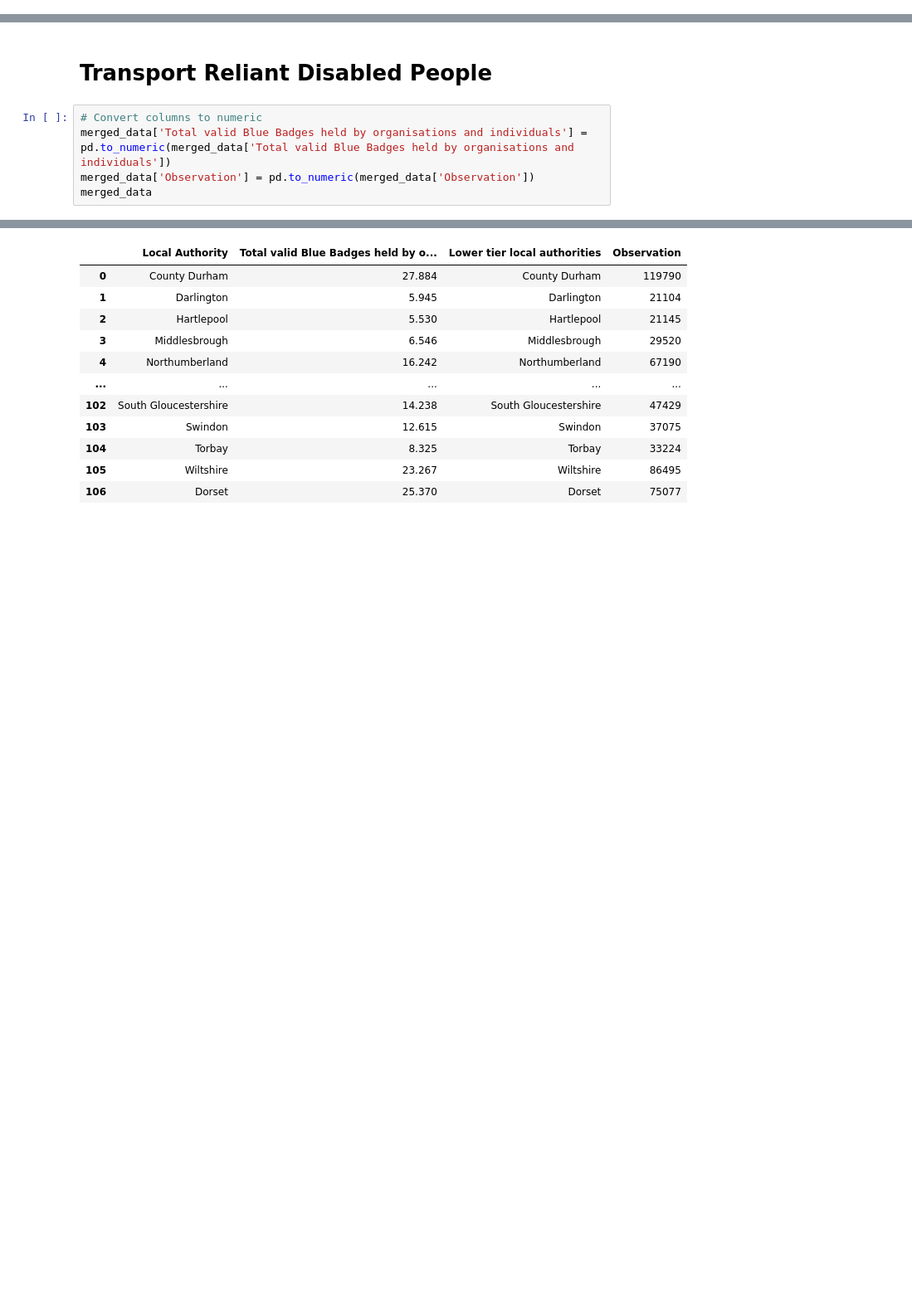
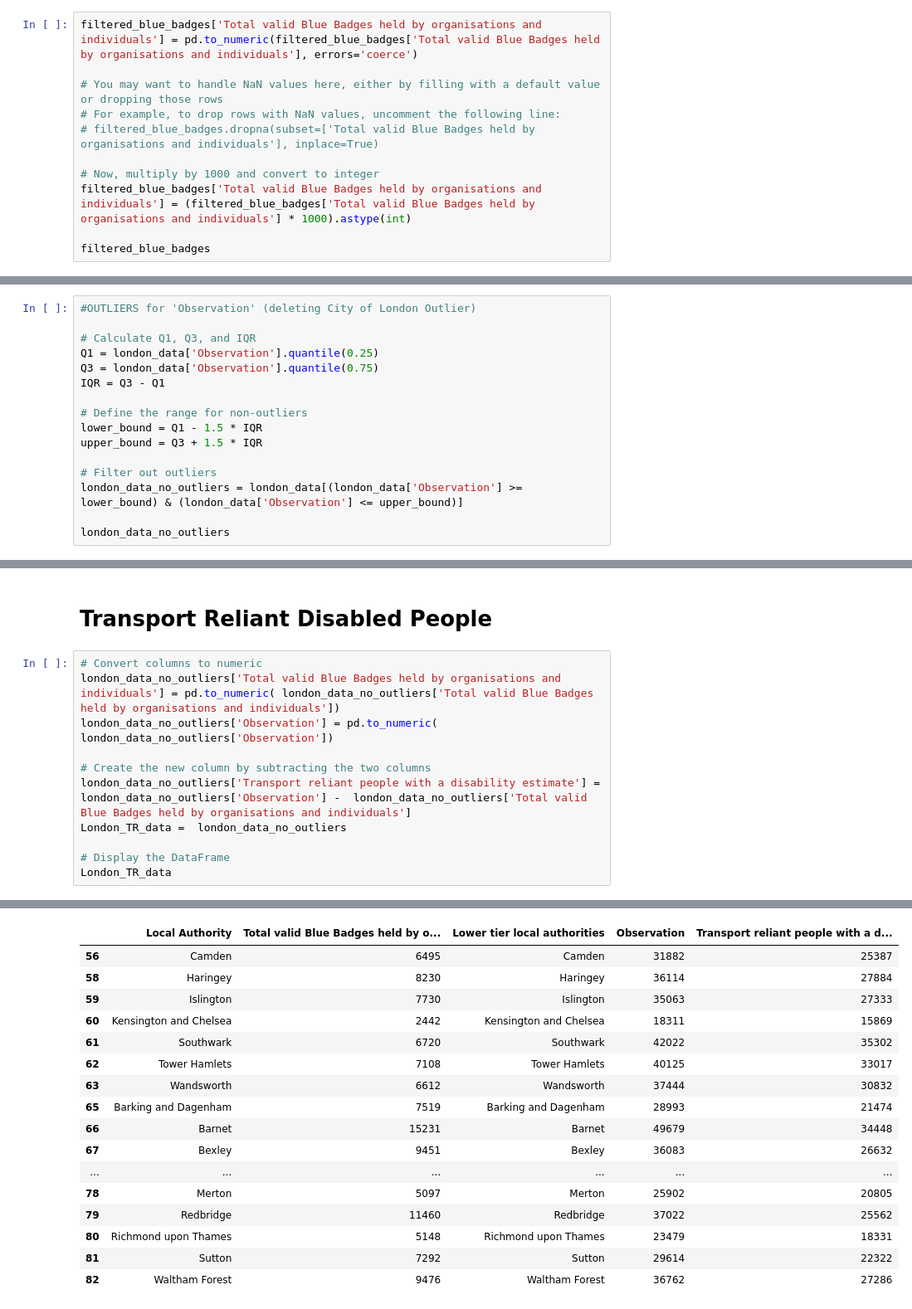
Before and after one commit to bofeng2268/qm2, a Jupyter notebook: analysis_plot_1.ipynb, the cells around one changed output, grey strips where cells are left out. Shown: that part at 83% size. Cells and saved outputs as stored; diff of their text form; blank space fills up the shorter version.

```diff
--- a/analysis_plot_1.ipynb
+++ b/analysis_plot_1.ipynb
@@ -59,3 +58,14 @@ filtered_blue_badges
 | 166 | Gloucestershire | 28.348 |
 | 167 | Somerset | 29.797 |
 158 rows × 2 columns
+# %%
+filtered_blue_badges['Total valid Blue Badges held by organisations and individuals'] = pd.to_numeric(filtered_blue_badges['Total valid Blue Badges held by organisations and individuals'], errors='coerce')
+
+# You may want to handle NaN values here, either by filling with a default value or dropping those rows
+# For example, to drop rows with NaN values, uncomment the following line:
+# filtered_blue_badges.dropna(subset=['Total valid Blue Badges held by organisations and individuals'], inplace=True)
+
+# Now, multiply by 1000 and convert to integer
+filtered_blue_badges['Total valid Blue Badges held by organisations and individuals'] = (filtered_blue_badges['Total valid Blue Badges held by organisations and individuals'] * 1000).astype(int)
+
+filtered_blue_badges
@@ -84,0 +160,16 @@ merged_data
+# %%
+#OUTLIERS for 'Observation' (deleting City of London Outlier)
+
+# Calculate Q1, Q3, and IQR
+Q1 = london_data['Observation'].quantile(0.25)
+Q3 = london_data['Observation'].quantile(0.75)
+IQR = Q3 - Q1
+
+# Define the range for non-outliers
+lower_bound = Q1 - 1.5 * IQR
+upper_bound = Q3 + 1.5 * IQR
+
+# Filter out outliers
+london_data_no_outliers = london_data[(london_data['Observation'] >= lower_bound) & (london_data['Observation'] <= upper_bound)]
+
+london_data_no_outliers
@@ -168,7 +283,13 @@ strong multicollinearity or other numerical problems.
 # Transport Reliant Disabled People
 # %%
 # Convert columns to numeric
-merged_data['Total valid Blue Badges held by organisations and individuals'] = pd.to_numeric(merged_data['Total valid Blue Badges held by organisations and individuals'])
-merged_data['Observation'] = pd.to_numeric(merged_data['Observation'])
-merged_data
+london_data_no_outliers['Total valid Blue Badges held by organisations and individuals'] = pd.to_numeric( london_data_no_outliers['Total valid Blue Badges held by organisations and individuals'])
+london_data_no_outliers['Observation'] = pd.to_numeric( london_data_no_outliers['Observation'])
+
+# Create the new column by subtracting the two columns
+london_data_no_outliers['Transport reliant people with a disability estimate'] =  london_data_no_outliers['Observation'] -  london_data_no_outliers['Total valid Blue Badges held by organisations and individuals']
+London_TR_data =  london_data_no_outliers
+
+# Display the DataFrame
+London_TR_data
 # %% [output]
@@ -175,12 +311,17 @@ merged_data
-|  | Local Authority | Total valid Blue Badges held by o... | Lower tier local authorities | Observation |
-| 0 | County Durham | 27.884 | County Durham | 119790 |
-| 1 | Darlington | 5.945 | Darlington | 21104 |
-| 2 | Hartlepool | 5.530 | Hartlepool | 21145 |
-| 3 | Middlesbrough | 6.546 | Middlesbrough | 29520 |
-| 4 | Northumberland | 16.242 | Northumberland | 67190 |
-| ... | ... | ... | ... | ... |
-| 102 | South Gloucestershire | 14.238 | South Gloucestershire | 47429 |
-| 103 | Swindon | 12.615 | Swindon | 37075 |
-| 104 | Torbay | 8.325 | Torbay | 33224 |
-| 105 | Wiltshire | 23.267 | Wiltshire | 86495 |
-| 106 | Dorset | 25.370 | Dorset | 75077 |
+|  | Local Authority | Total valid Blue Badges held by o... | Lower tier local authorities | Observation | Transport reliant people with a d... |
+| 56 | Camden | 6495 | Camden | 31882 | 25387 |
+| 58 | Haringey | 8230 | Haringey | 36114 | 27884 |
+| 59 | Islington | 7730 | Islington | 35063 | 27333 |
+| 60 | Kensington and Chelsea | 2442 | Kensington and Chelsea | 18311 | 15869 |
+| 61 | Southwark | 6720 | Southwark | 42022 | 35302 |
+| 62 | Tower Hamlets | 7108 | Tower Hamlets | 40125 | 33017 |
+| 63 | Wandsworth | 6612 | Wandsworth | 37444 | 30832 |
+| 65 | Barking and Dagenham | 7519 | Barking and Dagenham | 28993 | 21474 |
+| 66 | Barnet | 15231 | Barnet | 49679 | 34448 |
+| 67 | Bexley | 9451 | Bexley | 36083 | 26632 |
+| ... | ... | ... | ... | ... | ... |
+| 78 | Merton | 5097 | Merton | 25902 | 20805 |
+| 79 | Redbridge | 11460 | Redbridge | 37022 | 25562 |
+| 80 | Richmond upon Thames | 5148 | Richmond upon Thames | 23479 | 18331 |
+| 81 | Sutton | 7292 | Sutton | 29614 | 22322 |
+| 82 | Waltham Forest | 9476 | Waltham Forest | 36762 | 27286 |
```
Also changed, not shown: parts of 20 cells of this notebook.
